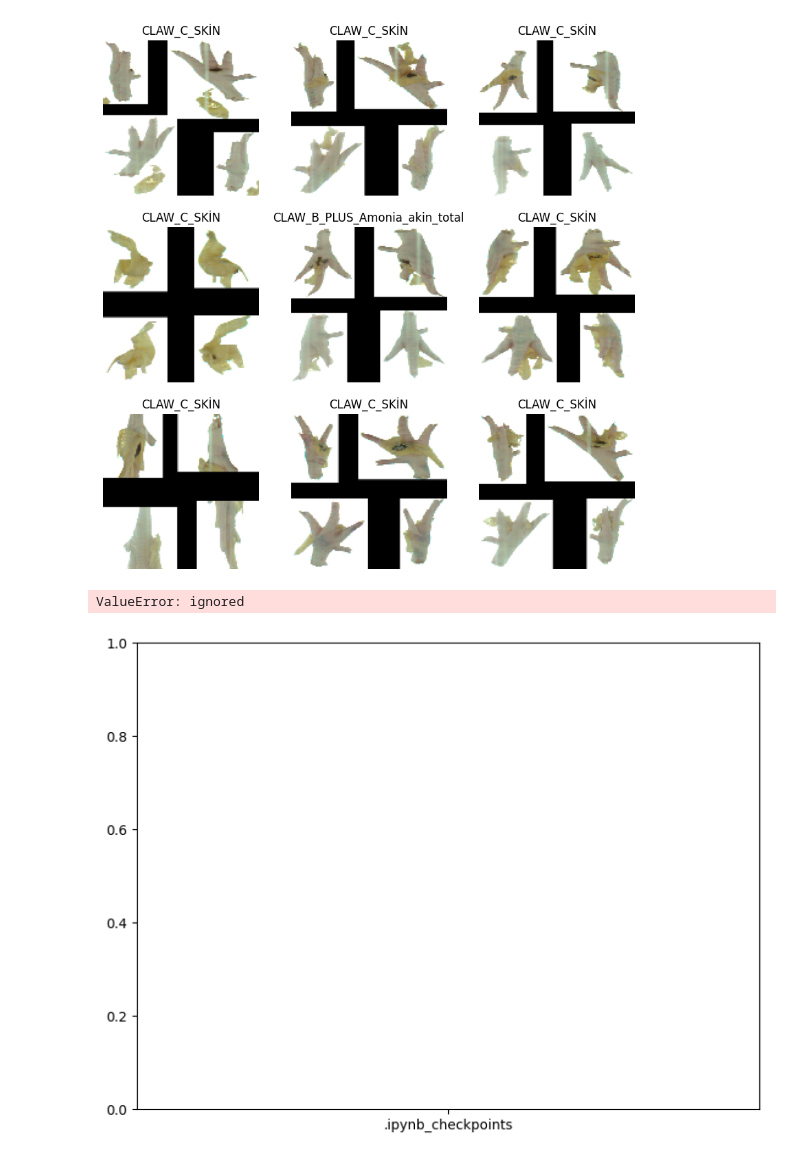
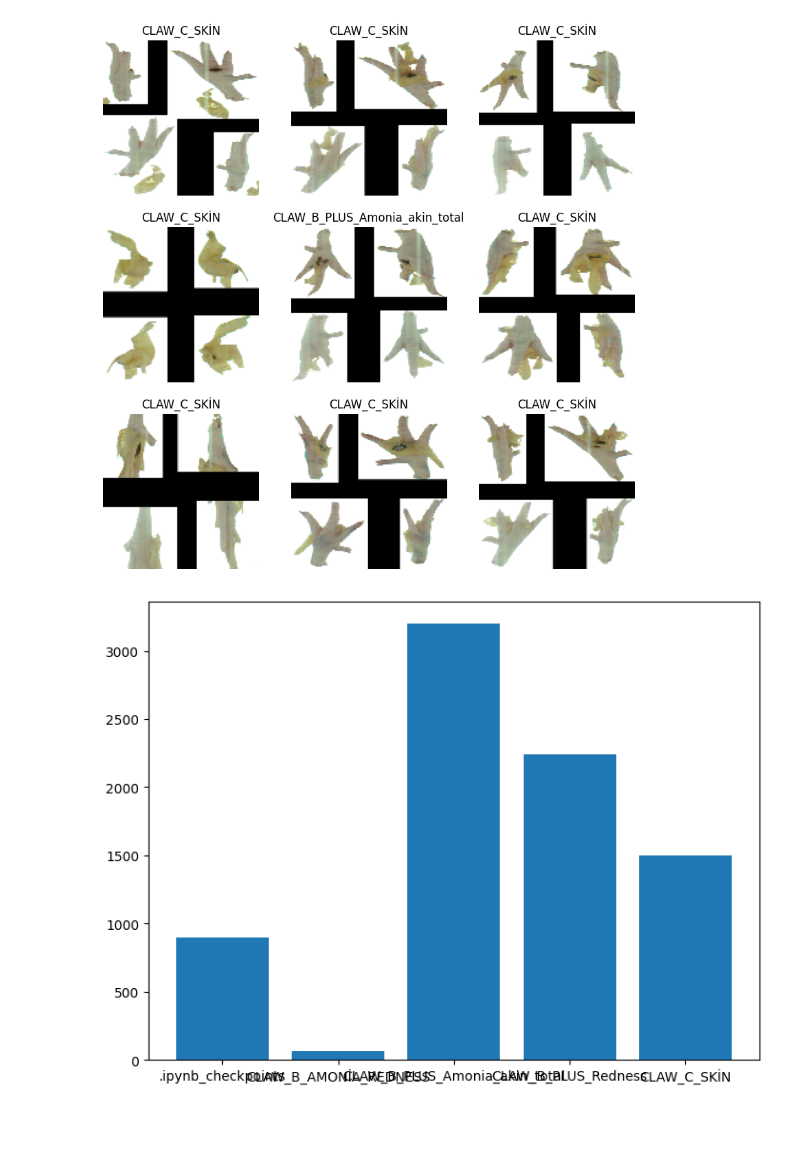
Before and after one commit to Beyza-N/claw-detection-and-classification, a Jupyter notebook: claw_project.ipynb, the cells around one changed output. Drawn from its saved outputs; the diff is of its cells as text; code cells hidden in the pictures; blank space fills up the shorter version.

```diff
--- a/claw_project.ipynb
+++ b/claw_project.ipynb
@@ -77,14 +77,15 @@ for images, labels in train_ds.take(1):
 # %% [output]
 [figure]
 # %%
+class_names = [".ipynb_checkpoints", "CLAW_B_AMONİA_REDNESS", "CLAW_B_PLUS_Amonia_akin_total", "CLAW_B_PLUS_Redness", "CLAW_C_SKİN"]
+size = [896, 64, 3200, 2240, 1500]
+
 fig = plt.figure()
-ax = fig.add_axes([0,0,1,1])
-size = [896,64,3200,2240]
-ax.bar(class_names,size)
-plt.show
+ax = fig.add_axes([0, 0, 1, 1])
+ax.bar(class_names, size)
+plt.show()
 # %% [output]
-ValueError: ignored
-[figure, old version]
+[figure, new version]
 # %%
 model = keras.models.Sequential()
 model.add(keras.layers.experimental.preprocessing.Rescaling(1./255, input_shape=(IMG_HEIGHT,IMG_WIDTH, 3)))
```
Also changed, not shown: parts of 8 cells of this notebook.
